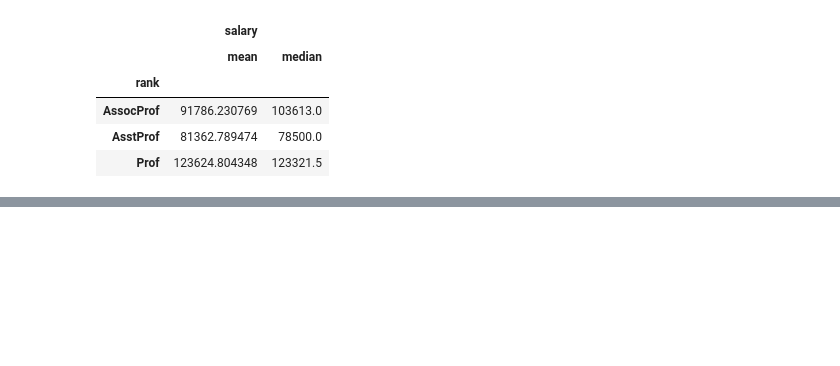
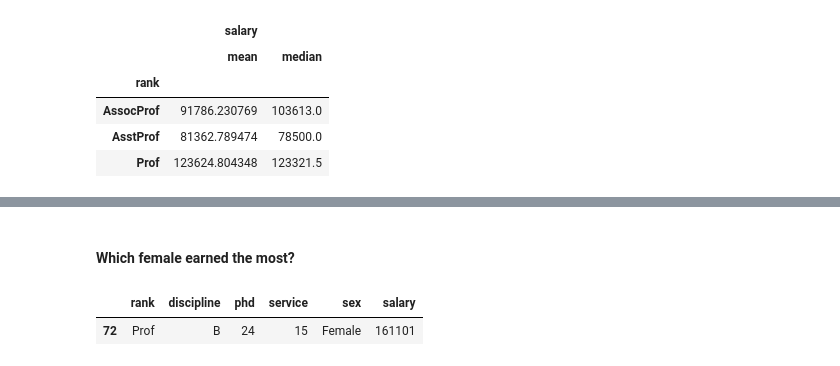
Before and after one commit to chineidu/Assignments, a Jupyter notebook: EDA.ipynb, the cells around one changed output, grey strips where cells are left out. Cells and saved outputs as stored; diff of their text form; code cells hidden in the pictures; blank space fills up the shorter version.

```diff
--- a/EDA.ipynb
+++ b/EDA.ipynb
@@ -161,0 +280,11 @@ grp_rank[['salary']].agg(['mean', 'median'])
+# %% [markdown]
+#### Which female earned the most?
+# %%
+females = data[data['sex'] == 'Female'] # dataframe containing only females
+max_fem_salary = females['salary'].max() # max salary
+
+# max earning female
+females[females['salary'] == max_fem_salary]
+# %% [output]
+|  | rank | discipline | phd | service | sex | salary |
+| 72 | Prof | B | 24 | 15 | Female | 161101 |
```
Also changed, not shown: parts of 24 cells of this notebook.
